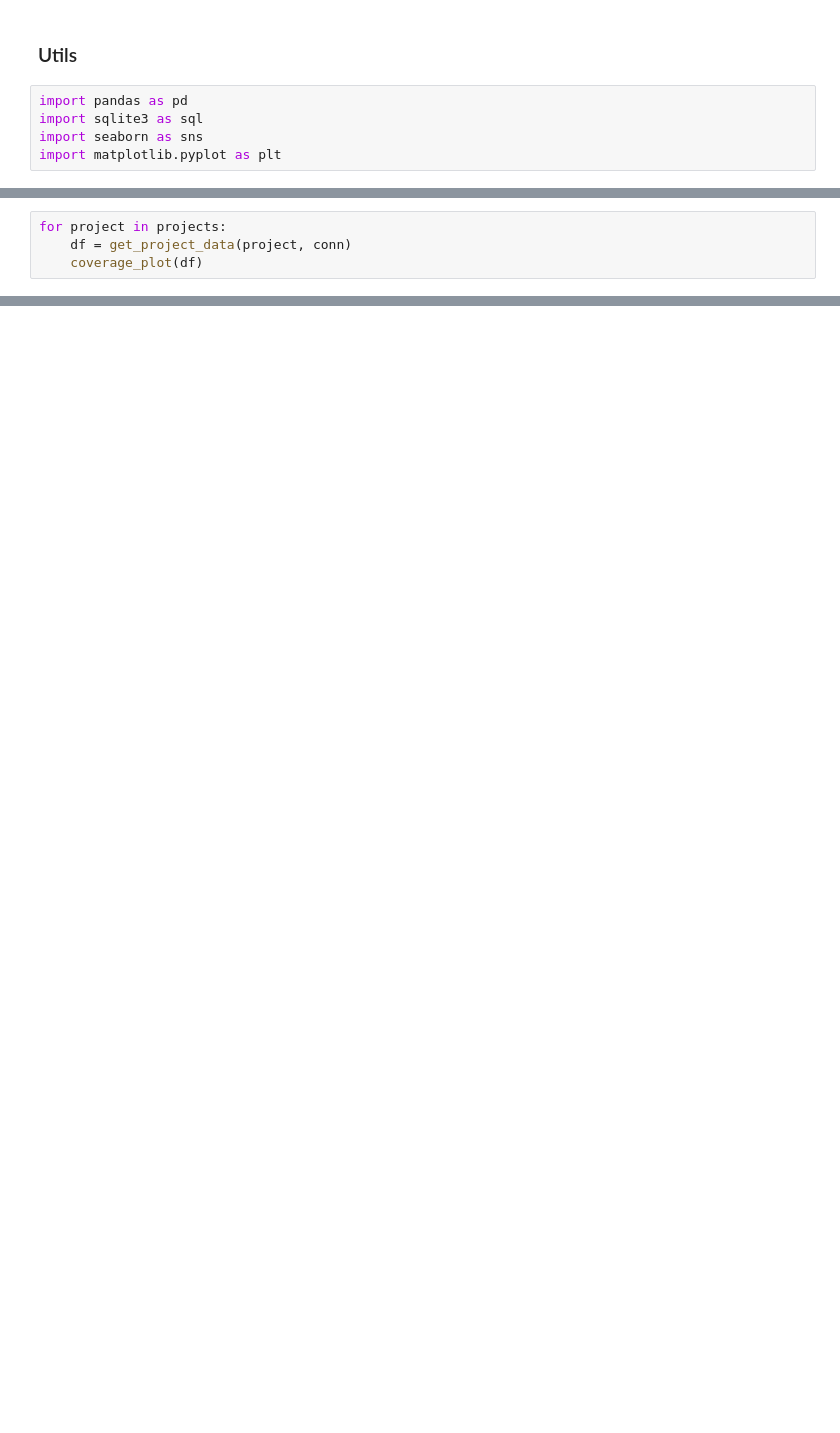
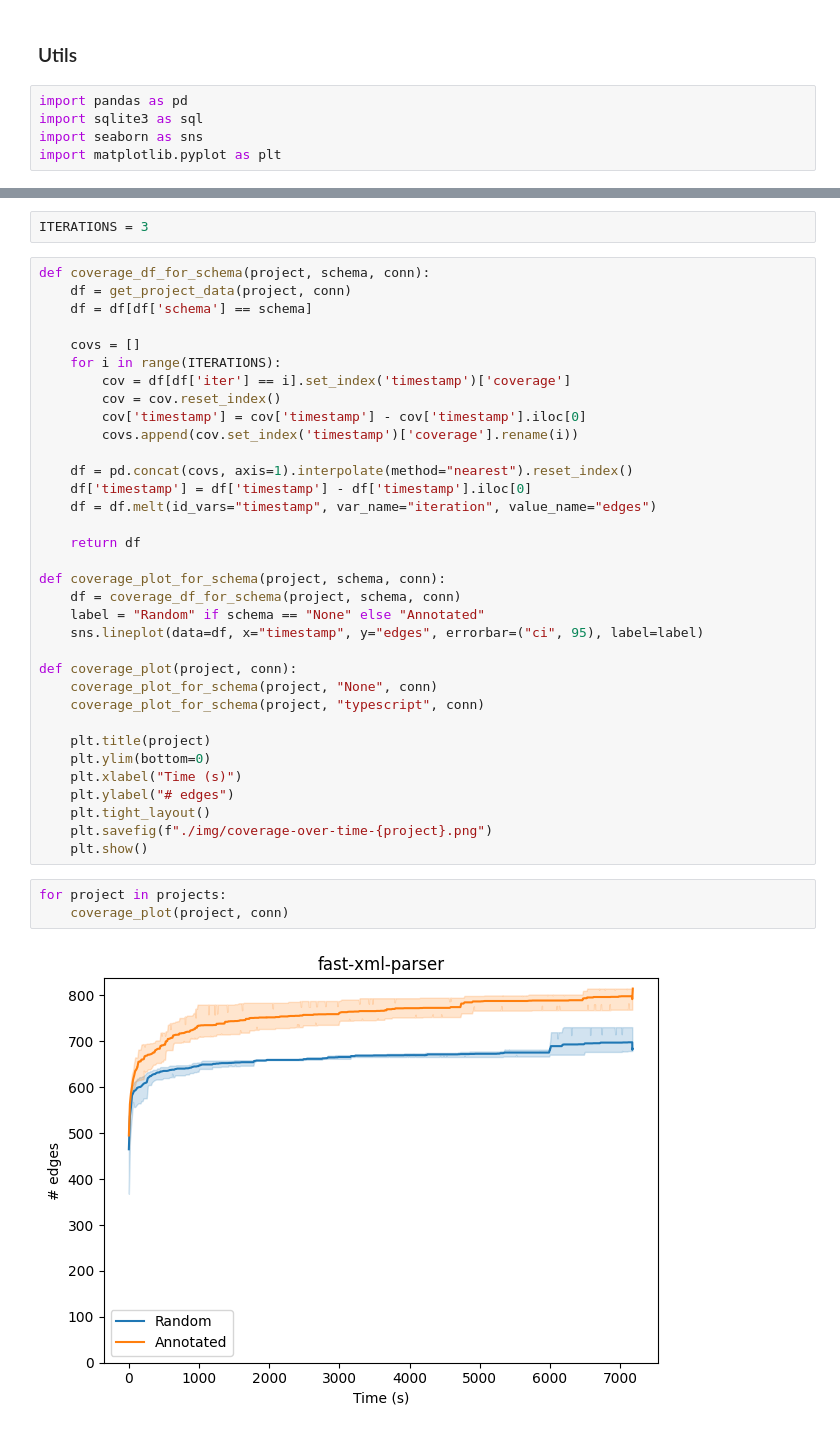
Before and after one commit to mayant15/railcar, a Jupyter notebook: infra/report.ipynb, the cells around one changed output, grey strips where cells are left out. Drawn from its saved outputs; the diff is of its cells as text; blank space fills up the shorter version.

Commit message:
feat(infra): generate coverage over time plots

```diff
--- a/infra/report.ipynb
+++ b/infra/report.ipynb
@@ -74,4 +50,0 @@ def coverage_plot(df):
-# %%
-for project in projects:
-    df = get_project_data(project, conn)
-    coverage_plot(df)
@@ -81,0 +51,41 @@ for project in projects:
+# %%
+ITERATIONS = 3
+# %%
+def coverage_df_for_schema(project, schema, conn):
+    df = get_project_data(project, conn)
+    df = df[df['schema'] == schema]
+
+    covs = []
+    for i in range(ITERATIONS):
+        cov = df[df['iter'] == i].set_index('timestamp')['coverage']
+        cov = cov.reset_index()
+        cov['timestamp'] = cov['timestamp'] - cov['timestamp'].iloc[0]
+        covs.append(cov.set_index('timestamp')['coverage'].rename(i))
+
+    df = pd.concat(covs, axis=1).interpolate(method="nearest").reset_index()
+    df['timestamp'] = df['timestamp'] - df['timestamp'].iloc[0]
+    df = df.melt(id_vars="timestamp", var_name="iteration", value_name="edges")
+
+    return df
+
+def coverage_plot_for_schema(project, schema, conn):
+    df = coverage_df_for_schema(project, schema, conn)
+    label = "Random" if schema == "None" else "Annotated"
+    sns.lineplot(data=df, x="timestamp", y="edges", errorbar=("ci", 95), label=label)
+
+def coverage_plot(project, conn):
+    coverage_plot_for_schema(project, "None", conn)
+    coverage_plot_for_schema(project, "typescript", conn)
+
+    plt.title(project)
+    plt.ylim(bottom=0)
+    plt.xlabel("Time (s)")
+    plt.ylabel("# edges")
+    plt.tight_layout()
+    plt.savefig(f"./img/coverage-over-time-{project}.png")
+    plt.show()
+# %%
+for project in projects:
+    coverage_plot(project, conn)
+# %% [output]
+[figure, added]
```
Also changed, not shown: parts of 11 cells of this notebook, 5 other files.
